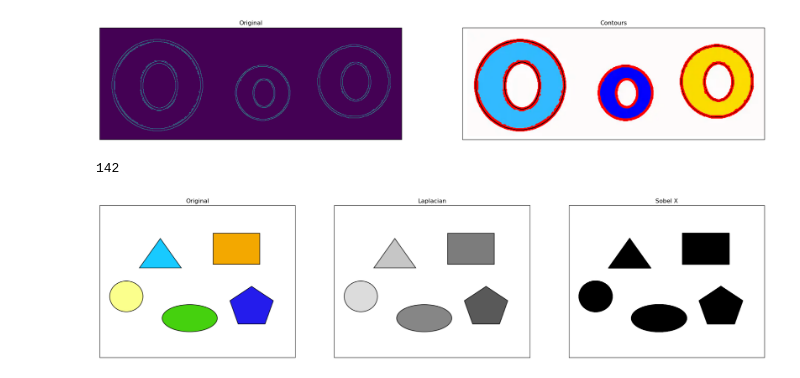
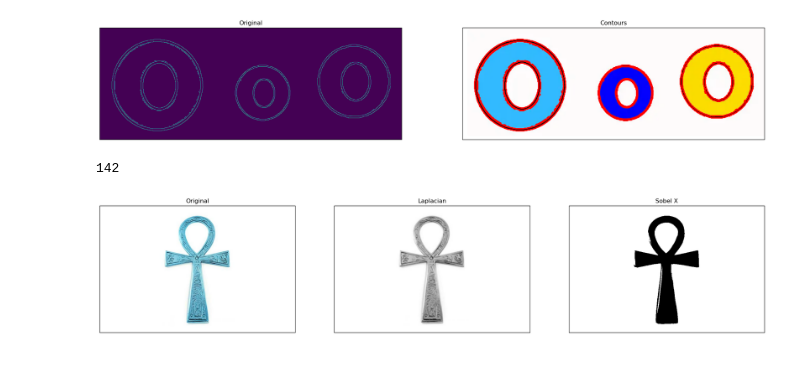
Before and after one commit to kjh46/IP2024, a Jupyter notebook: chap149.ipynb, the cells around one changed output. Drawn from its saved outputs; the diff is of its cells as text; code cells hidden in the pictures.

```diff
--- a/chap149.ipynb
+++ b/chap149.ipynb
@@ -39,22 +39,22 @@ print(len(contours))
 # %% [output]
 142
 # %%
-im = cv2.imread('20241028_122920.png')
+img = cv2.imread('The-Ankh.jpg')
 imgray = cv2.cvtColor(im,cv2.COLOR_BGR2GRAY)
 imgray = cv2.GaussianBlur(imgray,(5,5),0)
 ret, thresh = cv2.threshold(imgray,230,255,0)
 #thresh = cv2.adaptiveThreshold(imgray,255, cv2.ADAPTIVE_THRESH_GAUSSIAN_C, cv2.THRESH_BINARY, 11, 2)
 # %%
 plt.figure(figsize=(24,8))
-plt.subplot(1,3,1),plt.imshow(im)
+plt.subplot(1,3,1),plt.imshow(img)
 plt.title('Original'), plt.xticks([]), plt.yticks([])
 plt.subplot(1,3,2),plt.imshow(imgray,cmap = 'gray')
 plt.title('Laplacian'), plt.xticks([]), plt.yticks([])
 plt.subplot(1,3,3),plt.imshow(thresh,cmap = 'gray')
 plt.title('Sobel X'), plt.xticks([]), plt.yticks([])
 plt.show()
 # %% [output]
-[figure, old version]
+[figure, new version]
 # %%
 kernel3 = np.ones((3,3),np.uint8)
 kernel5 = np.ones((5,5),np.uint8)
```
Also changed, not shown: parts of 14 cells of this notebook, 2 other files.
